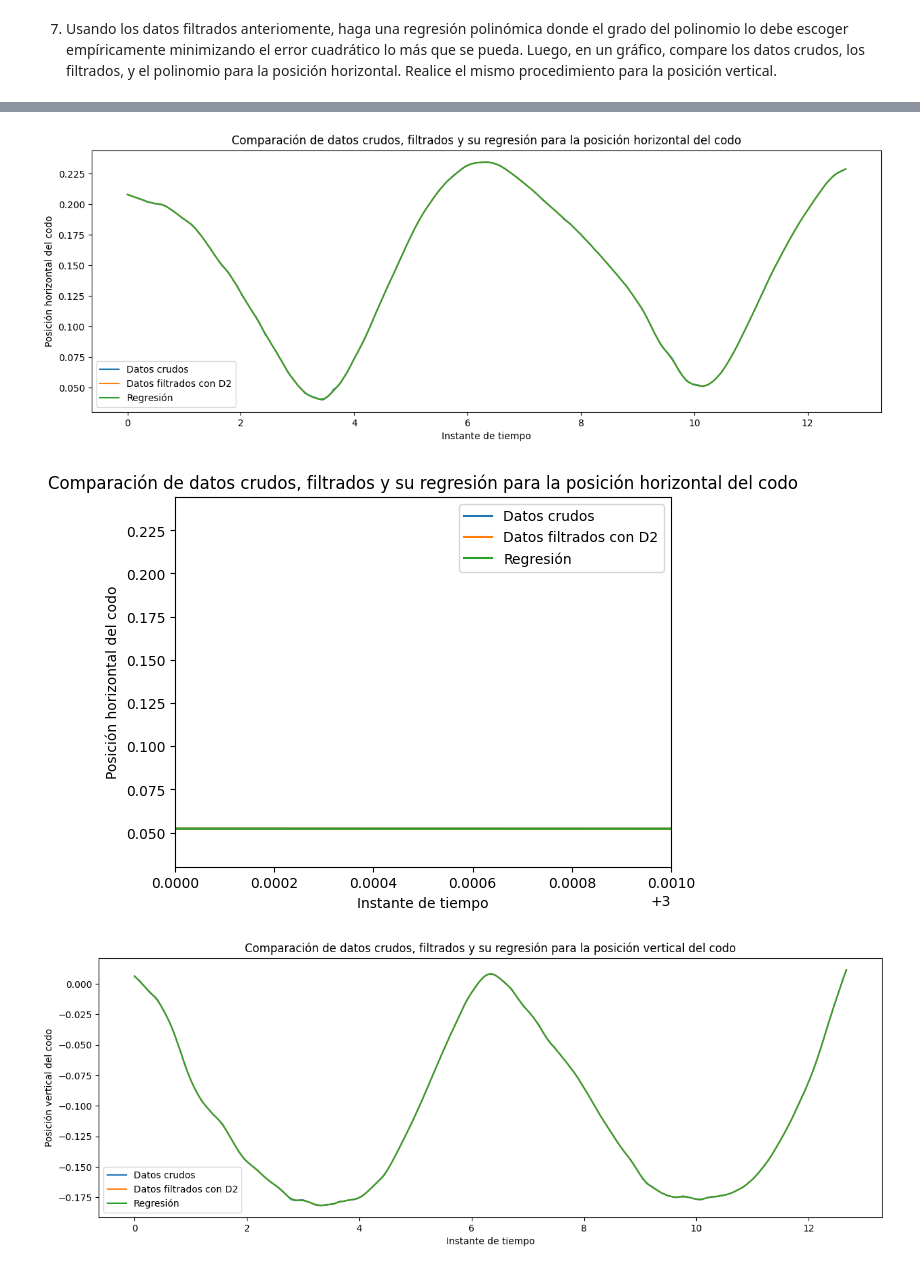
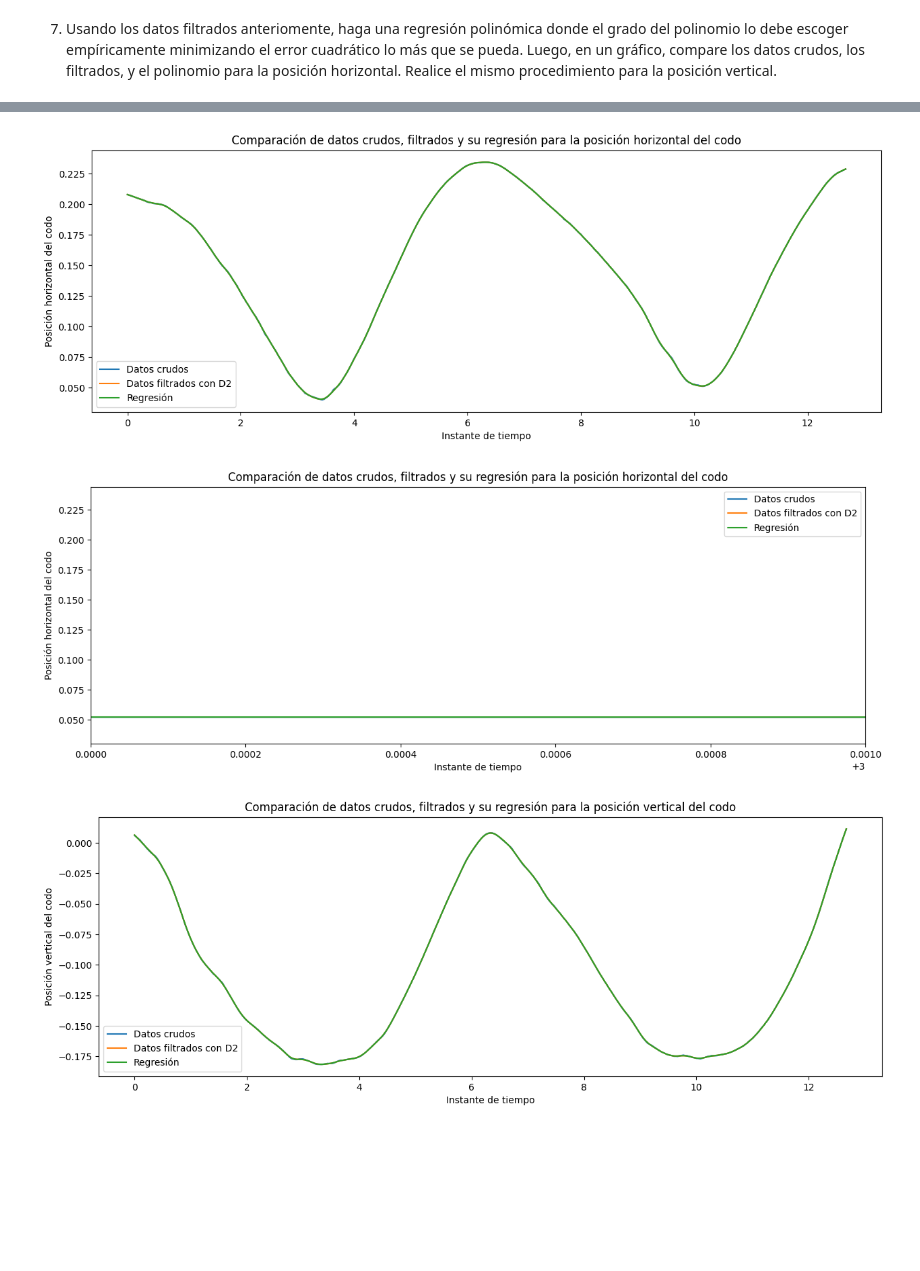
Before and after one commit to DavidTobonIBIO/Labs-IBIO2240, a Jupyter notebook: Lab11/Bono_2_2.ipynb, the cells around one changed output, grey strips where cells are left out. Drawn from its saved outputs; the diff is of its cells as text; code cells hidden in the pictures; blank space fills up the shorter version.

```diff
--- a/Lab11/Bono_2_2.ipynb
+++ b/Lab11/Bono_2_2.ipynb
@@ -377,22 +359,22 @@ def calculate_regresion(H, betas):
     regresion = np.dot(H, betas)
     return regresion
 # %%
-c_i_hor = 0
-n_hor = 7
-c_i_ver = 0
-n_ver = 9
+c_hor = 0
+n_hor = 6
+c_ver = 0
+n_ver = 7
 
-H_hor = build_H(x_stars_D2[c_i_hor], n_hor)
-B_hor = get_betas(H_hor, x_stars_D2[c_i_hor])
-H_ver = build_H(y_stars_D2[c_i_ver], n_ver)
-B_ver = get_betas(H_ver, y_stars_D2[c_i_ver])
+H_hor = build_H(x_stars_D2[c_hor], n_hor)
+B_hor = get_betas(H_hor, x_stars_D2[c_hor])
+H_ver = build_H(y_stars_D2[c_ver], n_ver)
+B_ver = get_betas(H_ver, y_stars_D2[c_ver])
 
 horizontal_regresion = calculate_regresion(H_hor, B_hor)
 vertical_regresion = calculate_regresion(H_ver, B_ver)
 
 plt.figure(figsize=(15,5))
 plt.plot(time, x_elbow, label="Datos crudos")
-plt.plot(time, x_stars_D2[c_i_hor], label="Datos filtrados con D2")
+plt.plot(time, x_stars_D2[c_hor], label="Datos filtrados con D2")
 plt.plot(time, horizontal_regresion, label="Regresión")
 plt.title("Comparación de datos crudos, filtrados y su regresión para la posición horizontal del codo")
 plt.xlabel("Instante de tiempo")
@@ -400,38 +382,38 @@ plt.ylabel("Posición horizontal del codo")
 plt.legend()
 plt.show()
 
-plt.figure()
+plt.figure(figsize=(15,5))
 plt.plot(time, x_elbow, label="Datos crudos")
-plt.plot(time, x_stars_D2[c_i_hor], label="Datos filtrados con D2")
+plt.plot(time, x_stars_D2[c_hor], label="Datos filtrados con D2")
 plt.plot(time, horizontal_regresion, label="Regresión")
 plt.title("Comparación de datos crudos, filtrados y su regresión para la posición horizontal del codo")
 plt.xlabel("Instante de tiempo")
 plt.ylabel("Posición horizontal del codo")
 plt.legend()
 plt.xlim([3, 3.001])
 plt.show()
 
 plt.figure(figsize=(15,5))
 plt.plot(time, y_elbow, label="Datos crudos")
-plt.plot(time, y_stars_D2[c_i_ver], label="Datos filtrados con D2")
+plt.plot(time, y_stars_D2[c_ver], label="Datos filtrados con D2")
 plt.plot(time, vertical_regresion, label="Regresión")
 plt.title("Comparación de datos crudos, filtrados y su regresión para la posición vertical del codo")
 plt.xlabel("Instante de tiempo")
 plt.ylabel("Posición vertical del codo")
 plt.legend()
 plt.show()
 
-plt.figure()
+plt.figure(figsize=(15,5))
 plt.plot(time, y_elbow, label="Datos crudos")
-plt.plot(time, y_stars_D2[c_i_ver], label="Datos filtrados con D2")
+plt.plot(time, y_stars_D2[c_ver], label="Datos filtrados con D2")
 plt.plot(time, vertical_regresion, label="Regresión")
 plt.title("Comparación de datos crudos, filtrados y su regresión para la posición vertical del codo")
 plt.xlabel("Instante de tiempo")
 plt.ylabel("Posición vertical del codo")
 plt.legend()
 plt.xlim([3, 3.001])
 plt.show()
 # %% [output]
 [figure]
-[figure, old version]
+[figure, new version]
 [figure]
```
Also changed, not shown: parts of 3 cells of this notebook.
